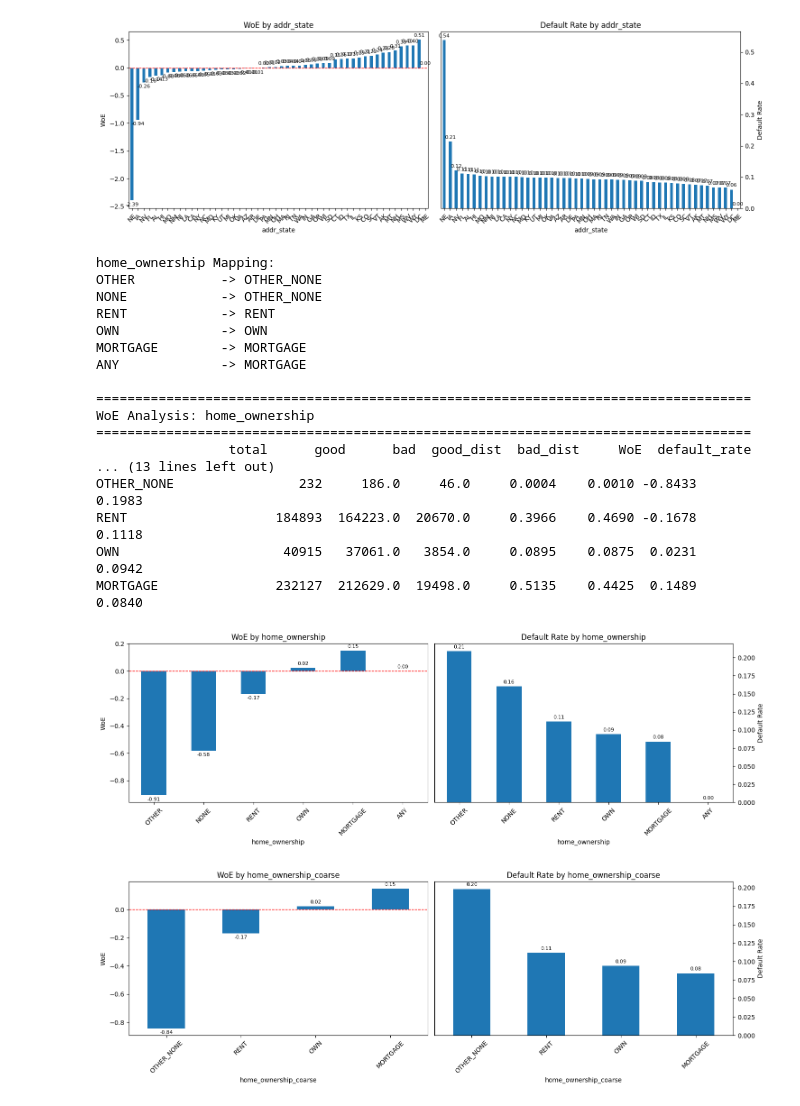
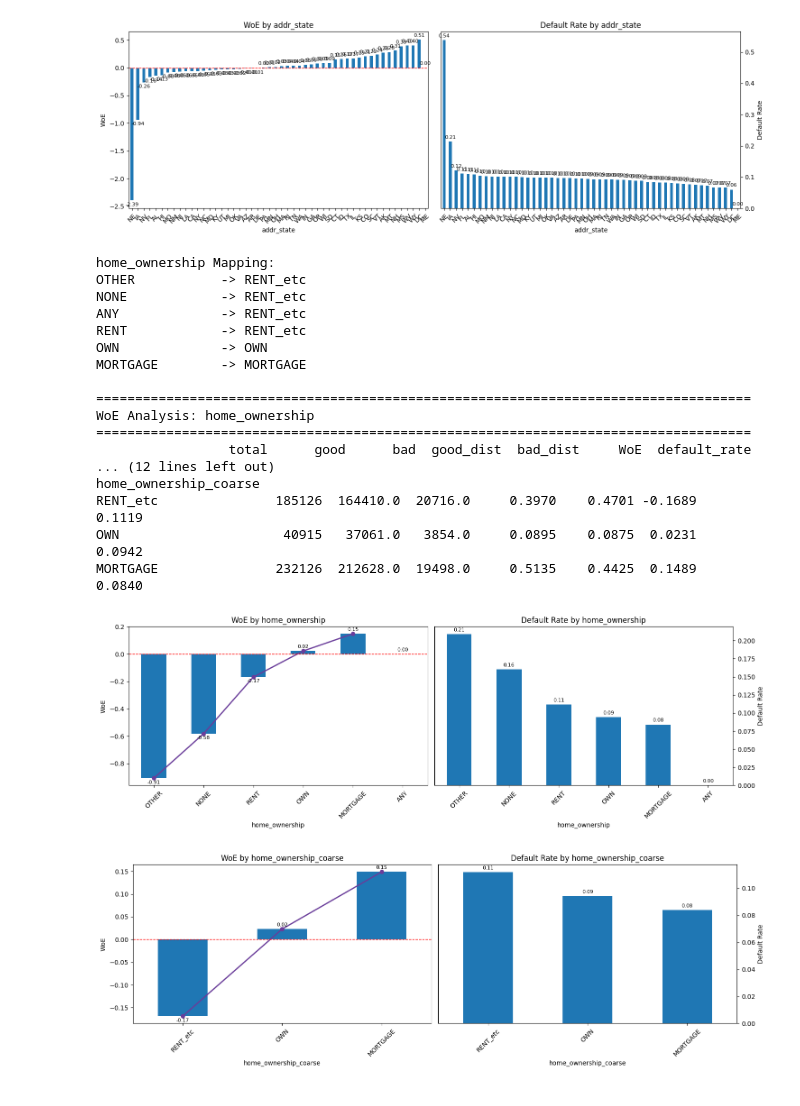
Before and after one commit to aminmirhaj/credit-risk-modeling, a Jupyter notebook: notebooks/00_initial_full_version.ipynb, the cells around one changed output. Drawn from its saved outputs; the diff is of its cells as text; code cells hidden in the pictures.

```diff
--- a/notebooks/00_initial_full_version.ipynb
+++ b/notebooks/00_initial_full_version.ipynb
@@ -135,11 +135,11 @@ employment_length = (
 )
 
 # Convert the cleaned values to numbers; unparseable values become NaN.
-df["employment_length_int"] = pd.to_numeric(
+df["emp_length_int"] = pd.to_numeric(
     employment_length,
     errors="coerce"
 )
 
 # Inspect the original and engineered values together.
-df[["emp_length", "employment_length_int"]].sample(5, random_state=42)
+df[["emp_length", "emp_length_int"]].sample(5, random_state=42)
 # %% [output]
@@ -1004,7 +975,7 @@ def coarse_classing_analysis(df, column_name, category_mapping):
         fig, axes = plt.subplots(1, 2, figsize=(15, 5))
 
         # --------------------------------------------------------
-        # Plot WoE
+        # Plot WoE: Bar Plot + Dark Green Line
         # --------------------------------------------------------
 
         plot_data["WoE_plot"].plot(
@@ -1012,10 +983,21 @@ def coarse_classing_analysis(df, column_name, category_mapping):
             ax=axes[0]
         )
 
+        # Add dark green line connecting WoE values
+        axes[0].plot(
+            range(len(plot_data)),
+            plot_data["WoE_plot"].values,
+            color="#6A3D9A",
+            marker="o",
+            linewidth=2,
+            markersize=6
+        )
+
         axes[0].set_title(f"WoE by {col}")
         axes[0].set_xlabel(col)
         axes[0].set_ylabel("WoE")
 
+        # Zero WoE reference line
         axes[0].axhline(
             0,
             linestyle="--",
@@ -1025,6 +1007,7 @@ def coarse_classing_analysis(df, column_name, category_mapping):
 
         axes[0].tick_params(axis="x", rotation=45)
 
+        # Annotate WoE bar values
         for container in axes[0].containers:
 
             labels = [
@@ -1058,6 +1041,7 @@ def coarse_classing_analysis(df, column_name, category_mapping):
 
         axes[1].tick_params(axis="x", rotation=45)
 
+        # Annotate Default Rate bar values
         for container in axes[1].containers:
 
             labels = [
@@ -1085,41 +1069,44 @@ def coarse_classing_analysis(df, column_name, category_mapping):
 # %%
 
 column_name = "home_ownership"
 
 category_mapping = {
-    "OTHER": "OTHER_NONE",
-    "NONE": "OTHER_NONE",
-    "RENT": "RENT",
+    "OTHER": "RENT_etc",
+    "NONE": "RENT_etc",
+    "ANY": "RENT_etc",
+    "RENT": "RENT_etc",
+
     "OWN": "OWN",
+
     "MORTGAGE": "MORTGAGE",
-    "ANY": "MORTGAGE"
+
 }
 
 woe_comparison = coarse_classing_analysis(
     df,
     column_name,
     category_mapping
 )
 # %% [output]
 home_ownership Mapping:
-OTHER           -> OTHER_NONE
-NONE            -> OTHER_NONE
-RENT            -> RENT
+OTHER           -> RENT_etc
+NONE            -> RENT_etc
+ANY             -> RENT_etc
+RENT            -> RENT_etc
 OWN             -> OWN
 MORTGAGE        -> MORTGAGE
-ANY             -> MORTGAGE
 
 ====================================================================================
 WoE Analysis: home_ownership
 ====================================================================================
                  total      good      bad  good_dist  bad_dist     WoE  default_rate
-... (13 lines left out)
-OTHER_NONE                232     186.0     46.0     0.0004    0.0010 -0.8433        0.1983
-RENT                   184893  164223.0  20670.0     0.3966    0.4690 -0.1678        0.1118
+... (12 lines left out)
+home_ownership_coarse
+RENT_etc               185126  164410.0  20716.0     0.3970    0.4701 -0.1689        0.1119
 OWN                     40915   37061.0   3854.0     0.0895    0.0875  0.0231        0.0942
-MORTGAGE               232127  212629.0  19498.0     0.5135    0.4425  0.1489        0.0840
+MORTGAGE               232126  212628.0  19498.0     0.5135    0.4425  0.1489        0.0840
-[figure, old version]
+[figure, new version]
-[figure, old version]
+[figure, new version]
 # %%
 
 column_name = "purpose"
```
Also changed, not shown: parts of 23 cells of this notebook.
